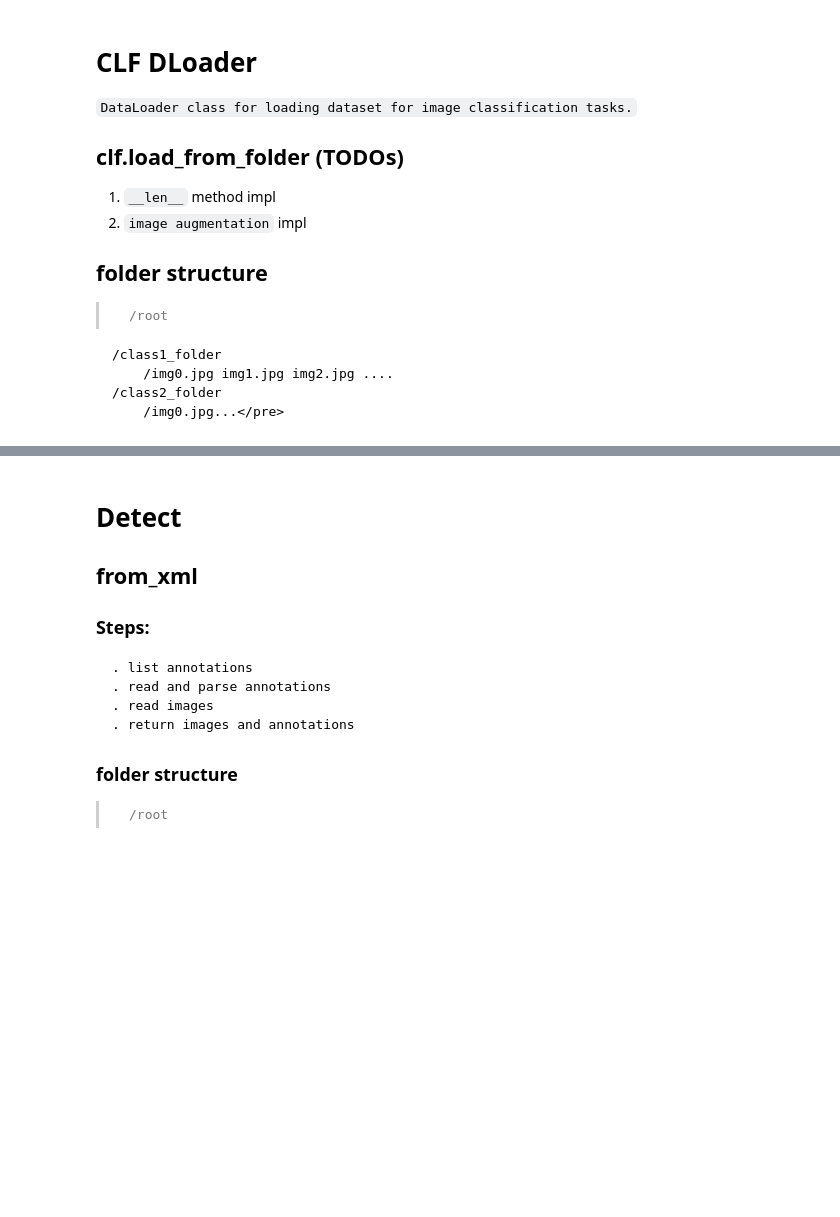
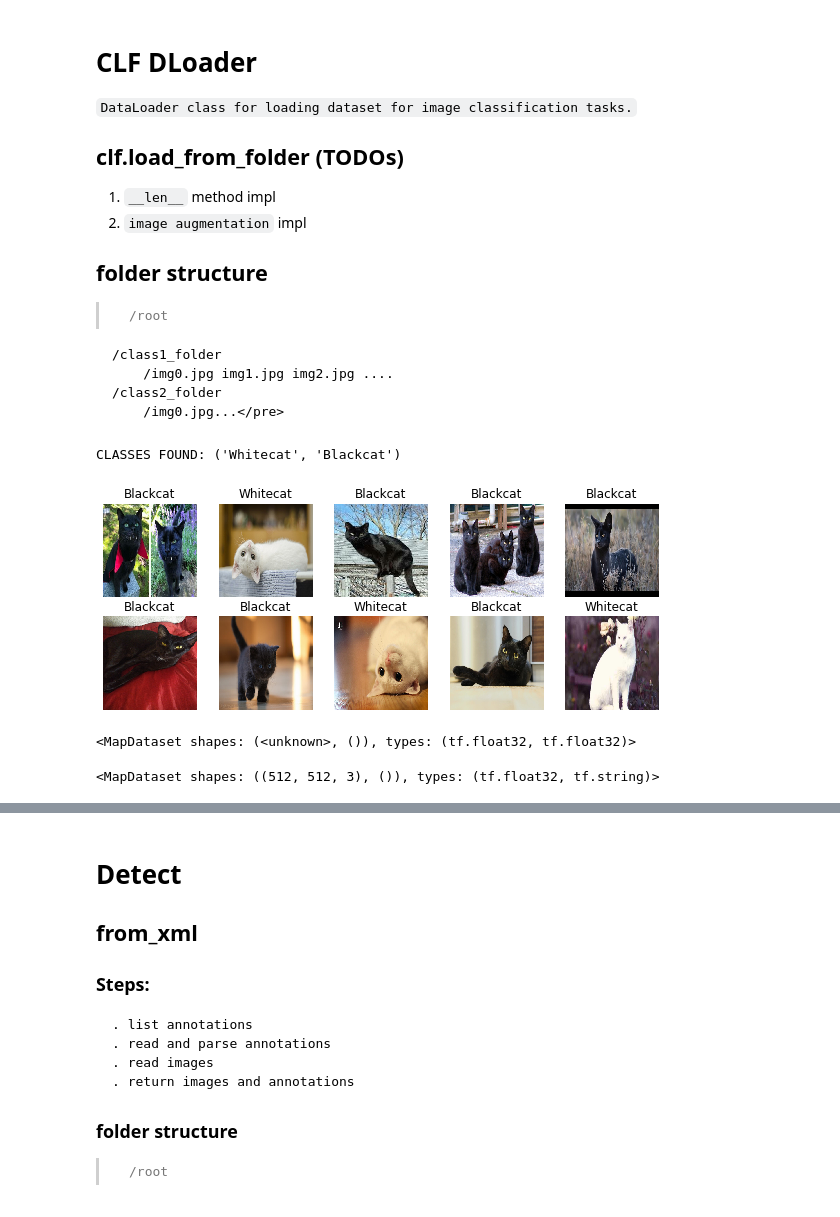
Before and after one commit to aniketmaurya/chitra, a Jupyter notebook: nbs/02_dataloader.ipynb, the cells around one changed output, grey strips where cells are left out. Drawn from its saved outputs; the diff is of its cells as text; code cells hidden in the pictures; blank space fills up the shorter version.

Commit message:
output TensorSpecs fixed

```diff
--- a/nbs/02_dataloader.ipynb
+++ b/nbs/02_dataloader.ipynb
@@ -131,9 +131,15 @@ class Clf(object):
         label = tf.strings.split(path, os.path.sep)[-2]
         return img, label
 
+    def _ensure_shape(self, img, labels):
+        img = tf.ensure_shape(img, (*self.shape, 3), name='image')
+        return img, labels
+
+
     def from_folder(self,
                     path: Union[str, pathlib.Path],
-                    target_shape: Union[None, tuple] = (224, 224)):
+                    target_shape: Union[None, tuple] = (224, 224),
+                    rescale: float = 1. / 255):
         """Load dataset from given path.
         Args:
             path: string, path of folder containing dataset.
@@ -160,17 +166,23 @@ class Clf(object):
         data = list_images.map(self._process_path, num_parallel_calls=AUTOTUNE)
         # data = data.map(self._resize)
 
+        data = data.map(self._ensure_shape, num_parallel_calls=AUTOTUNE)
+
         # data = data.prefetch(AUTOTUNE)
         self.data = data
 
         return data
 # %%
-#hide
-# path = '/Users/aniketmaurya/Pictures/cats'
+# hide
+path = '/Users/aniketmaurya/Pictures/cats'
 
-# clf = Clf()
-# data = clf.from_folder(path, (512, 512))
+clf = Clf()
+data = clf.from_folder(path, (512, 512))
+# %% [output]
+CLASSES FOUND: ('Whitecat', 'Blackcat')
 # %%
 #hide
-# show_batch(data, 10)
+show_batch(data, 10)
+# %% [output]
+[figure, added]
 # %%
@@ -179,0 +204,8 @@ class Clf(object):
+# %%
+tensor = tf.ensure_shape(data, shape)
+# %% [output]
+<MapDataset shapes: (<unknown>, ()), types: (tf.float32, tf.float32)>
+# %%
+data1
+# %% [output]
+<MapDataset shapes: ((512, 512, 3), ()), types: (tf.float32, tf.string)>
```
Also changed, not shown: parts of 4 cells of this notebook, 5 other files.
